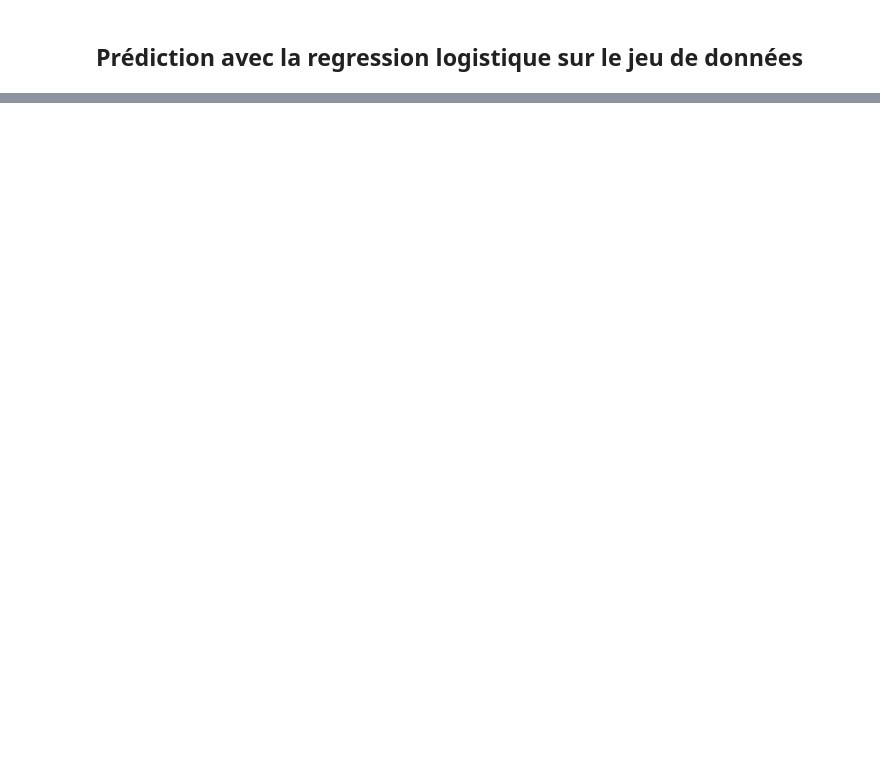
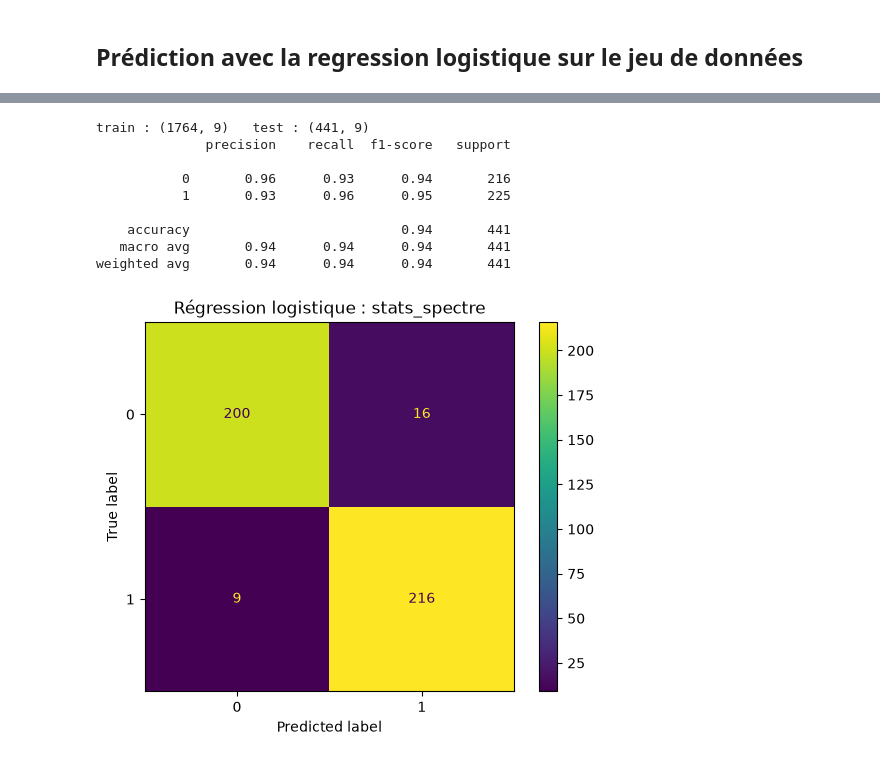
Before and after one commit to Sogolon88/hydraulic-valve-predictive-maintenance, a Jupyter notebook: notebooks/regression_logistique.ipynb, the cells around one changed output, grey strips where cells are left out. Drawn from its saved outputs; the diff is of its cells as text; code cells hidden in the pictures; blank space fills up the shorter version.

```diff
--- a/notebooks/regression_logistique.ipynb
+++ b/notebooks/regression_logistique.ipynb
@@ -87,0 +100,13 @@ precison = modele_reglog.score(X_hist_train, X_hist_test)
+# %%
+res_stats_spectre = evaluer_reglog("stats_spectre")
+# %% [output]
+train : (1764, 9)   test : (441, 9)
+              precision    recall  f1-score   support
+
+           0       0.96      0.93      0.94       216
+           1       0.93      0.96      0.95       225
+
+    accuracy                           0.94       441
+   macro avg       0.94      0.94      0.94       441
+weighted avg       0.94      0.94      0.94       441
+[figure, added]
```
Also changed, not shown: parts of 23 cells of this notebook, 2 other files.
